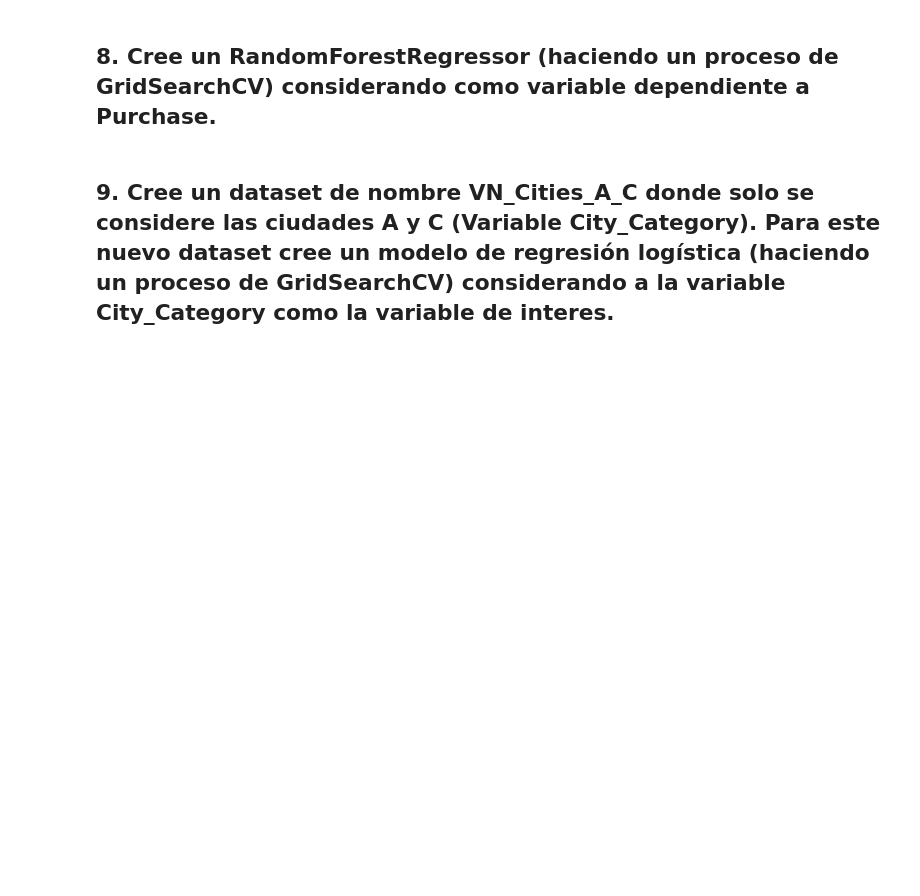
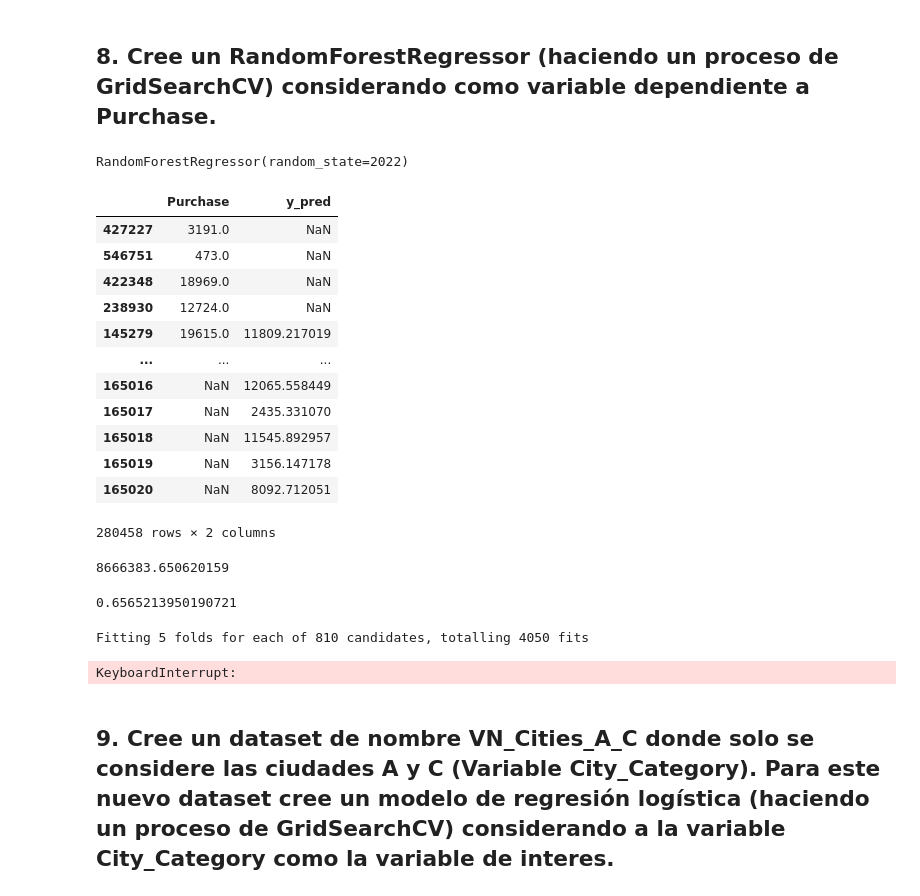
Before and after one commit to joelbarranteswins/Specialization_Final_Exam, a Jupyter notebook: Pregunta 2.ipynb, the cells around one changed output. Cells and saved outputs as stored; diff of their text form; code cells hidden in the pictures; blank space fills up the shorter version.

```diff
--- a/Pregunta 2.ipynb
+++ b/Pregunta 2.ipynb
@@ -339,5 +345,24 @@ with pd.ExcelWriter('./result/decision_tree_classifier.xlsx') as writer:
+# %%
+from sklearn.preprocessing import LabelEncoder
+lr = LabelEncoder()
+df_aux = pd.get_dummies(df_aux, columns=['Stay_In_Current_City_Years'])
+df_aux['Gender'] = lr.fit_transform(df_aux['Gender'])
+df_aux['Age'] = lr.fit_transform(df_aux['Age'])
+df_aux['City_Category'] = lr.fit_transform(df_aux['City_Category'])
+# %%
+X = df_aux.drop(["Purchase","Age_cod"],axis=1)
+y = df_aux['Purchase']
+
+from sklearn.model_selection import train_test_split
+X_train, X_test, y_train, y_test = train_test_split(
+    X, y,
+    test_size=0.3,
+    train_size=0.7,
+    random_state=123)
 # %%
 from sklearn.ensemble import RandomForestRegressor
-
-# create a regressor object
-RFregressor = RandomForestRegressor(random_state = 0)
+random_forest_regressor = RandomForestRegressor(
+    random_state = 2022)
+random_forest_regressor.fit(X_train, y_train)
+# %% [output]
+RandomForestRegressor(random_state=2022)
@@ -348,0 +369,54 @@ print("RMSE of Linear Regression Model is ",sqrt(mean_squared_error(y_test, rf_y
+# %%
+y_pred = random_forest_regressor.predict(X_test)
+# %%
+#join the predicted values with the test set
+y_pred = pd.DataFrame(y_pred, columns=['y_pred'])
+pd.concat([y_test, y_pred], axis=1)
+# %% [output]
+|  | Purchase | y_pred |
+| 427227 | 3191.0 | NaN |
+| 546751 | 473.0 | NaN |
+| 422348 | 18969.0 | NaN |
+| 238930 | 12724.0 | NaN |
+| 145279 | 19615.0 | 11809.217019 |
+| ... | ... | ... |
+| 165016 | NaN | 12065.558449 |
+| 165017 | NaN | 2435.331070 |
+| 165018 | NaN | 11545.892957 |
+| 165019 | NaN | 3156.147178 |
+| 165020 | NaN | 8092.712051 |
+280458 rows × 2 columns
+# %%
+from sklearn.metrics import mean_absolute_error,mean_squared_error, r2_score
+mean_squared_error(y_test, y_pred)
+# %% [output]
+8666383.650620159
+# %%
+r2_score(y_test, y_pred)
+# %% [output]
+0.6565213950190721
+# %%
+from sklearn.model_selection import GridSearchCV
+random_forest =RandomForestRegressor(
+    random_state=2022)
+
+param_grid = {
+    'bootstrap': [True],
+    'n_estimators': [100,200],
+    'max_features': ['auto', 'sqrt', 'log2'],
+    'max_depth' : [4,5,6,7,8],
+    'min_samples_leaf': [3, 4, 5],
+    'min_samples_split': [8, 10, 12],
+    'criterion' :['squared_error', 'absolute_error', 'poisson']
+}
+
+CV_random_forest = GridSearchCV(
+    estimator=random_forest,
+    param_grid=param_grid,
+    cv= 5,
+    n_jobs=-1,
+    verbose=2)
+CV_random_forest.fit(X_train, y_train)
+# %% [output]
+Fitting 5 folds for each of 810 candidates, totalling 4050 fits
+KeyboardInterrupt:
```
Also changed, not shown: parts of 16 cells of this notebook.
